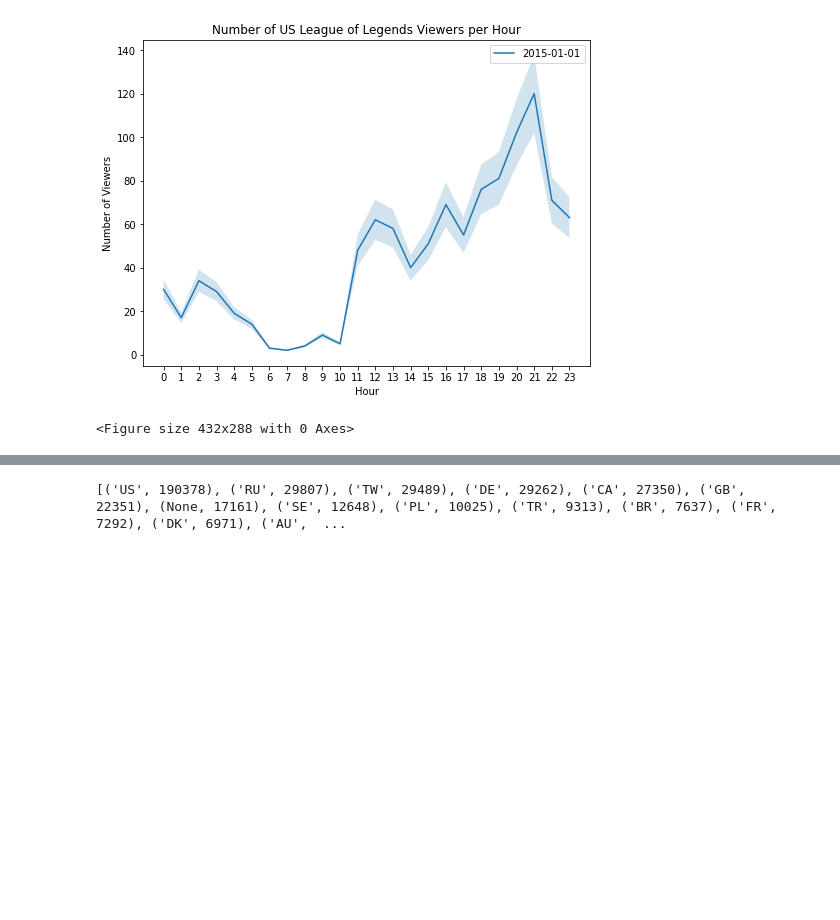
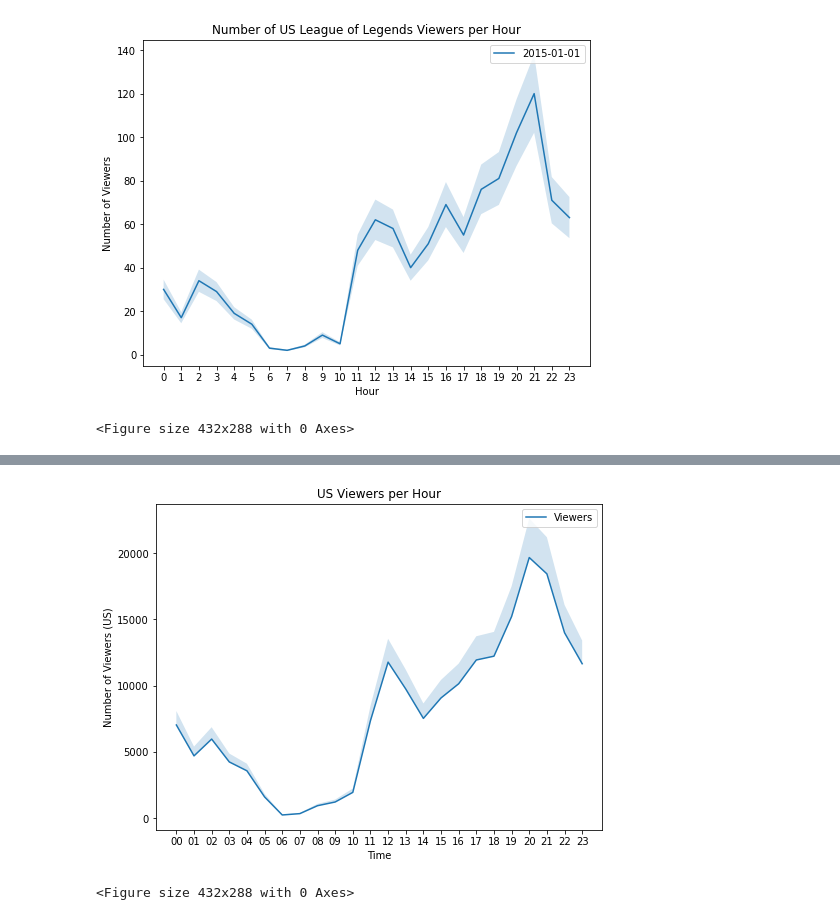
Before and after one commit to bethharvey/Codecademy-Twitch-Project, a Jupyter notebook: Twitch Data Visualization Project.ipynb, the cells around one changed output, grey strips where cells are left out. Cells and saved outputs as stored; diff of their text form; code cells hidden in the pictures; blank space fills up the shorter version.

```diff
--- a/Twitch Data Visualization Project.ipynb
+++ b/Twitch Data Visualization Project.ipynb
@@ -101,16 +183,41 @@ plt.clf()
 # %%
-from sqlite3 import connect
+#Import query results for viewers per hour
 
-con = connect('twitch.db')
-cur = con.cursor()
-
-query = ''
-with open('5.sql', 'r') as sql_file:
+query10 = ''
+with open('10.sql', 'r') as sql_file:
     for line in sql_file:
-        query += line
+        query10 += line
 
 
-results = cur.execute(query).fetchall()
-print(results)
+results10 = cur.execute(query10).fetchall()
-# %% [output]
-[('US', 190378), ('RU', 29807), ('TW', 29489), ('DE', 29262), ('CA', 27350), ('GB', 22351), (None, 17161), ('SE', 12648), ('PL', 10025), ('TR', 9313), ('BR', 7637), ('FR', 7292), ('DK', 6971), ('AU',  ...
+# %%
+#Save results as list of two lists instead of list of tuples
+
+results10 = list(map(list, zip(*results10)))
+# %%
+#Save results as two separate lists
+
+times = results10[0]
+viewers_time = results10[1]
+# %%
+#Plot viewership per hour with +- 15% to account for unwatched browsers
+
+y_upper = [i + 0.15*i for i in viewers_time]
+y_lower = [i - 0.15*1 for i in viewers_time]
+
+plt.figure(figsize = (8, 6))
+
+plt.plot(times, viewers_time)
+plt.fill_between(times, y_lower, y_upper, alpha = 0.2)
+plt.title('US Viewers per Hour')
+plt.xlabel('Time')
+plt.ylabel('Number of Viewers (US)')
+plt.legend(['Viewers'])
+ax = plt.subplot()
+ax.set_xticks(times)
+ax.set_xticklabels(times)
+plt.show()
+plt.clf()
+# %% [output]
+[figure, added]
+<Figure size 432x288 with 0 Axes>
```
Also changed, not shown: parts of 9 cells of this notebook.
